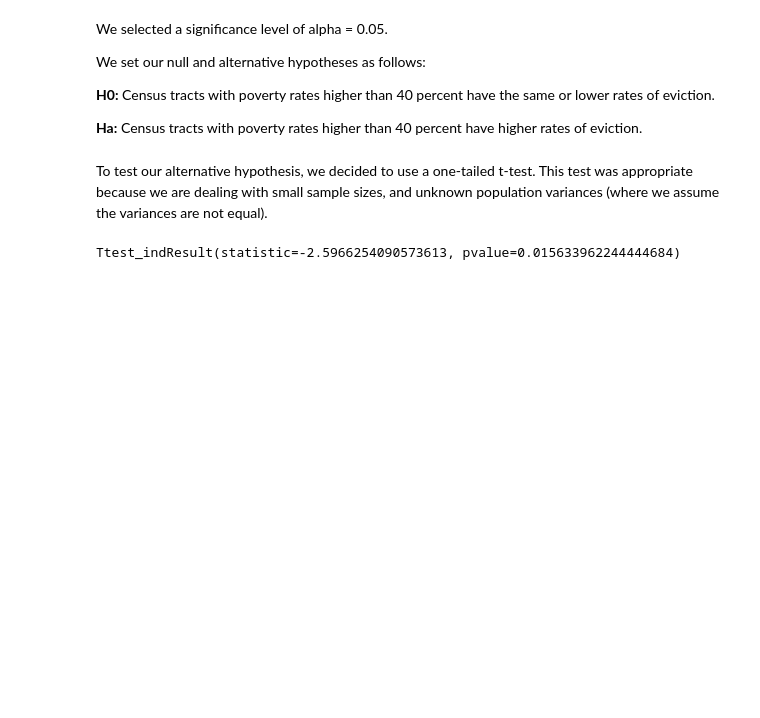
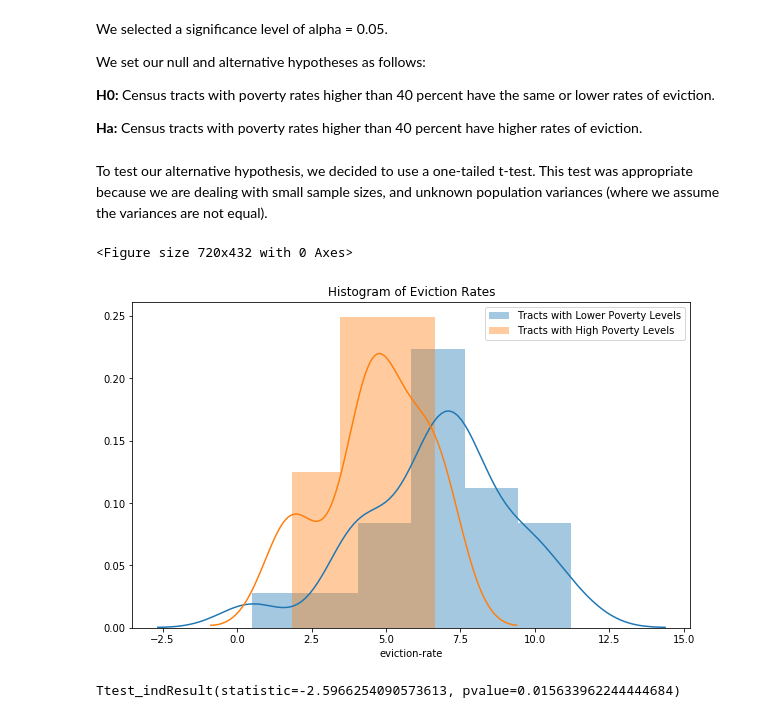
Before and after one commit to acl2171/eviction-tests, a Jupyter notebook: notebooks/technical_notebook.ipynb, the cells around one changed output. Drawn from its saved outputs; the diff is of its cells as text; code cells hidden in the pictures; blank space fills up the shorter version.

```diff
--- a/notebooks/technical_notebook.ipynb
+++ b/notebooks/technical_notebook.ipynb
@@ -88,8 +100,16 @@ To test our alternative hypothesis, we decided to use a one-tailed t-test. This
 # %%
 # TO DO - prove assumptions have been met
 # %%
-poverty = df[df['poverty-rate'] >= 40.0]
-low = df[df['poverty-rate']< 40.0]
+poverty = df[df['poverty-rate'] > 40.0]
+lower = df[df['poverty-rate'] <= 40.0]
+# %%
+figure = plt.figure(figsize = (10, 6))
+create_sample_dists(lower, poverty, 'eviction-rate')
+plt.legend(['Tracts with Lower Poverty Levels', 'Tracts with High Poverty Levels'])
+plt.title('Histogram of Eviction Rates');
+# %% [output]
+<Figure size 720x432 with 0 Axes>
+[figure, added]
 # %%
 h2_test = stats.ttest_ind(poverty['eviction-rate'], low['eviction-rate'], equal_var = False)
 # %%
```
Also changed, not shown: parts of 13 cells of this notebook.
